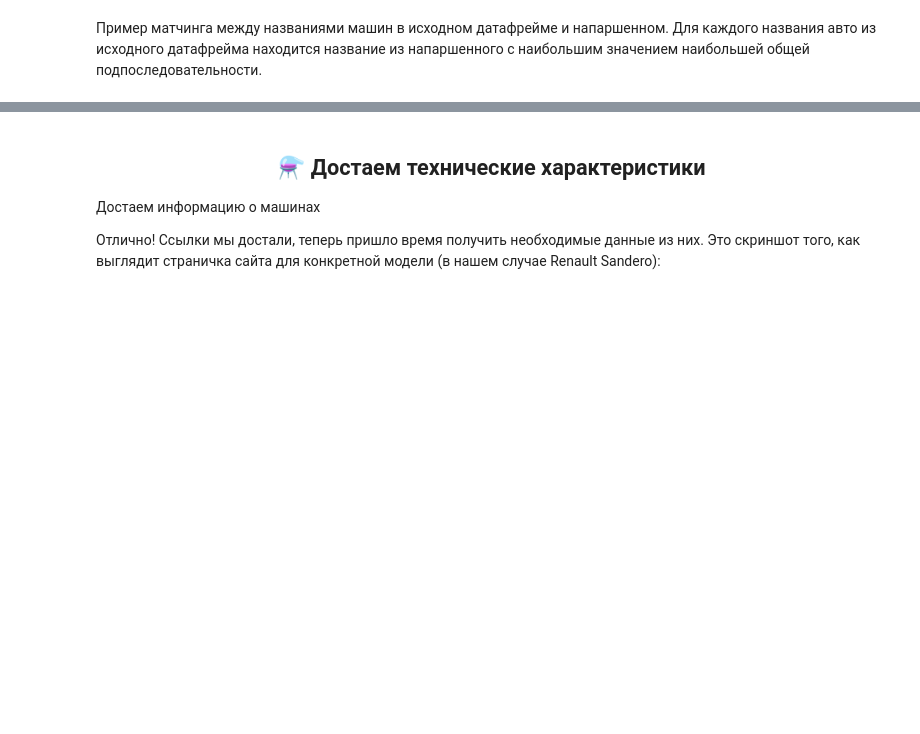
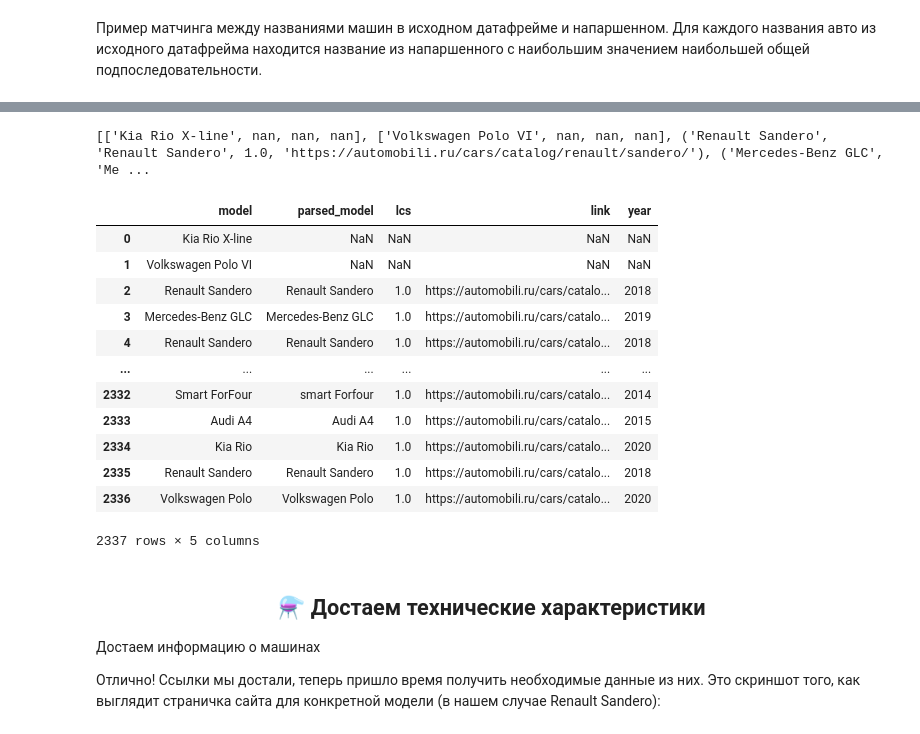
Before and after one commit to nik-gorby/MFTI_DPO, a Jupyter notebook: notebooks/parsing_hw.ipynb, the cells around one changed output, grey strips where cells are left out. Saved outputs shown, nothing was run; the diff lists cells and outputs as text; code cells hidden in the pictures; blank space fills up the shorter version.

```diff
--- a/notebooks/parsing_hw.ipynb
+++ b/notebooks/parsing_hw.ipynb
@@ -174,6 +214,73 @@ P.S. Также нужно заменить `vw` на `volkswagen` в изнач
 Для каждого названия авто из исходного датафрейма находится название из напаршенного с наибольшим значением наибольшей общей подпоследовательности.
 # %% [markdown]
 <left> <img src='https://github.com/PeMikj/images/blob/main/images/image9.png?raw=true' width="550" >
+# %%
+# %%time
+lcs_list = []
+lcs_models = []
+
+for df_model in df['model']:
+    # comment:
+    lcs_list = []
+    for index, model in models_df.iterrows():
+        # comment:
+        lcs = lcs_length(df_model.lower(), model['model'].lower())
+        lcs_koef = lcs / len(df_model)
+
+        if lcs_koef >= 0.85:
+            lcs_list.append(tuple([df_model, model['model'], round(lcs_koef, 2), model['link']]))
+
+    # end for
+    lcs_list = sorted(lcs_list, key=lambda x: x[2], reverse=True)
+    if len(lcs_list):
+        lcs_models.append(lcs_list[0])
+    else:
+        lcs_models.append([df_model, np.nan, np.nan, np.nan])
+# end for
+
+print(lcs_models)
+# %% [output]
+[['Kia Rio X-line', nan, nan, nan], ['Volkswagen Polo VI', nan, nan, nan], ('Renault Sandero', 'Renault Sandero', 1.0, 'https://automobili.ru/cars/catalog/renault/sandero/'), ('Mercedes-Benz GLC', 'Me ...
+# %%
+df_parsed_models = pd.DataFrame(lcs_models, columns=['model', 'parsed_model', 'lcs', 'link'])
+# %%
+# %%time
+year = []
+for index, model in tqdm(df_parsed_models.iterrows(), total=df_parsed_models.shape[0]):
+    if pd.isna(model['link']) == False:
+        url = model['link']
+        response = requests.get(url)
+
+        if response.status_code == 200:
+            soup = BeautifulSoup(response.text, 'html.parser')
+            year.append(re.search(r'(?<=\s)\d{4}', soup.find('li', class_="disabled").get_text(strip=True)).group())
+
+            # mod = soup.find('table', class_="modifications-table modifications__table hover unstriped")
+
+
+        else:
+            print(f'Ошибка при запросе страницы: {response.status_code}')
+    else:
+        year.append(np.nan)
+# end for
+# %%
+df_parsed_models['year'] = year
+# %%
+df_parsed_models
+# %% [output]
+|  | model | parsed_model | lcs | link | year |
+| 0 | Kia Rio X-line | NaN | NaN | NaN | NaN |
+| 1 | Volkswagen Polo VI | NaN | NaN | NaN | NaN |
+| 2 | Renault Sandero | Renault Sandero | 1.0 | https://automobili.ru/cars/catalo... | 2018 |
+| 3 | Mercedes-Benz GLC | Mercedes-Benz GLC | 1.0 | https://automobili.ru/cars/catalo... | 2019 |
+| 4 | Renault Sandero | Renault Sandero | 1.0 | https://automobili.ru/cars/catalo... | 2018 |
+| ... | ... | ... | ... | ... | ... |
+| 2332 | Smart ForFour | smart Forfour | 1.0 | https://automobili.ru/cars/catalo... | 2014 |
+| 2333 | Audi A4 | Audi A4 | 1.0 | https://automobili.ru/cars/catalo... | 2015 |
+| 2334 | Kia Rio | Kia Rio | 1.0 | https://automobili.ru/cars/catalo... | 2020 |
+| 2335 | Renault Sandero | Renault Sandero | 1.0 | https://automobili.ru/cars/catalo... | 2018 |
+| 2336 | Volkswagen Polo | Volkswagen Polo | 1.0 | https://automobili.ru/cars/catalo... | 2020 |
+2337 rows × 5 columns
 # %% [markdown]
 ## <center> ⚗️ Достаем технические характеристики
 
```
Also changed, not shown: parts of 4 cells of this notebook.
